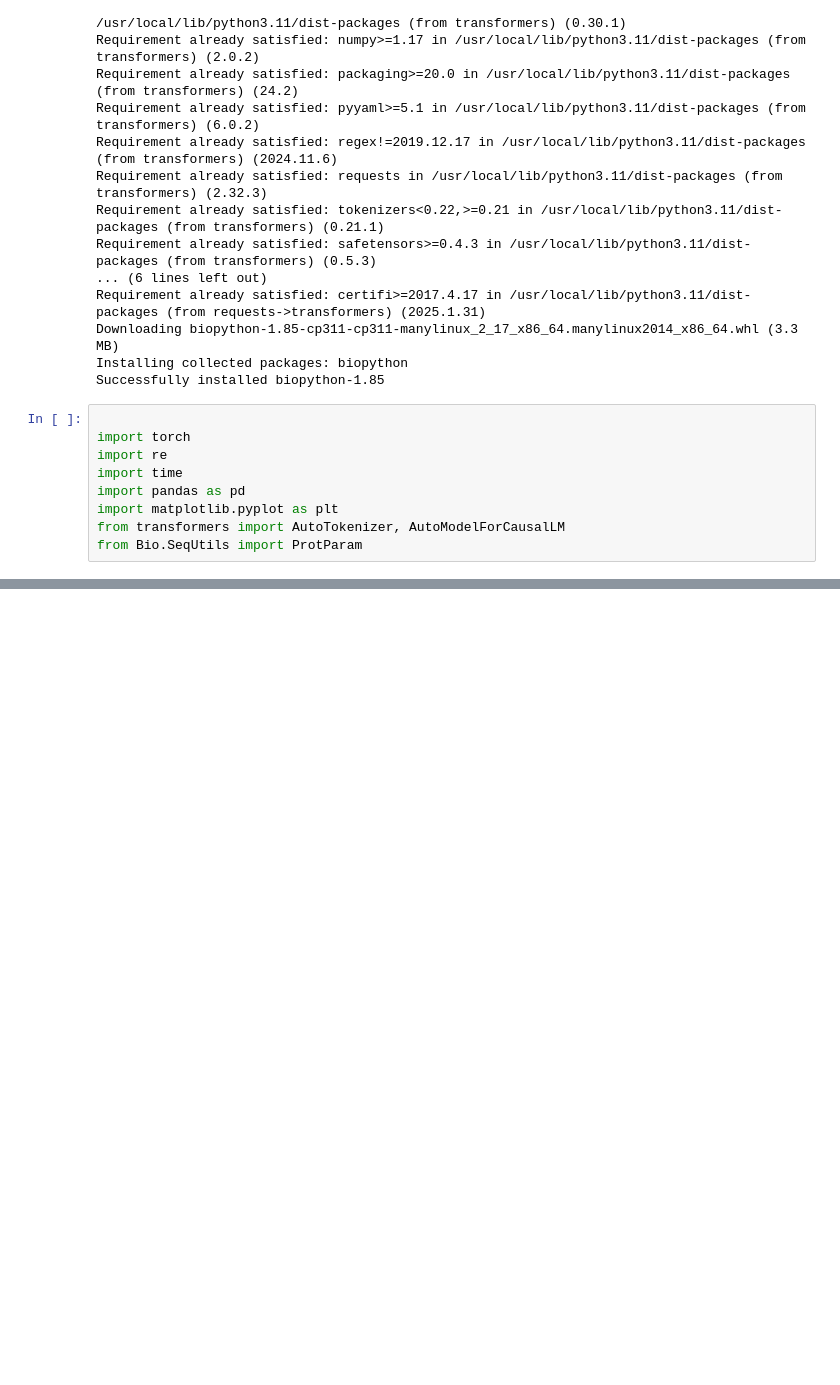
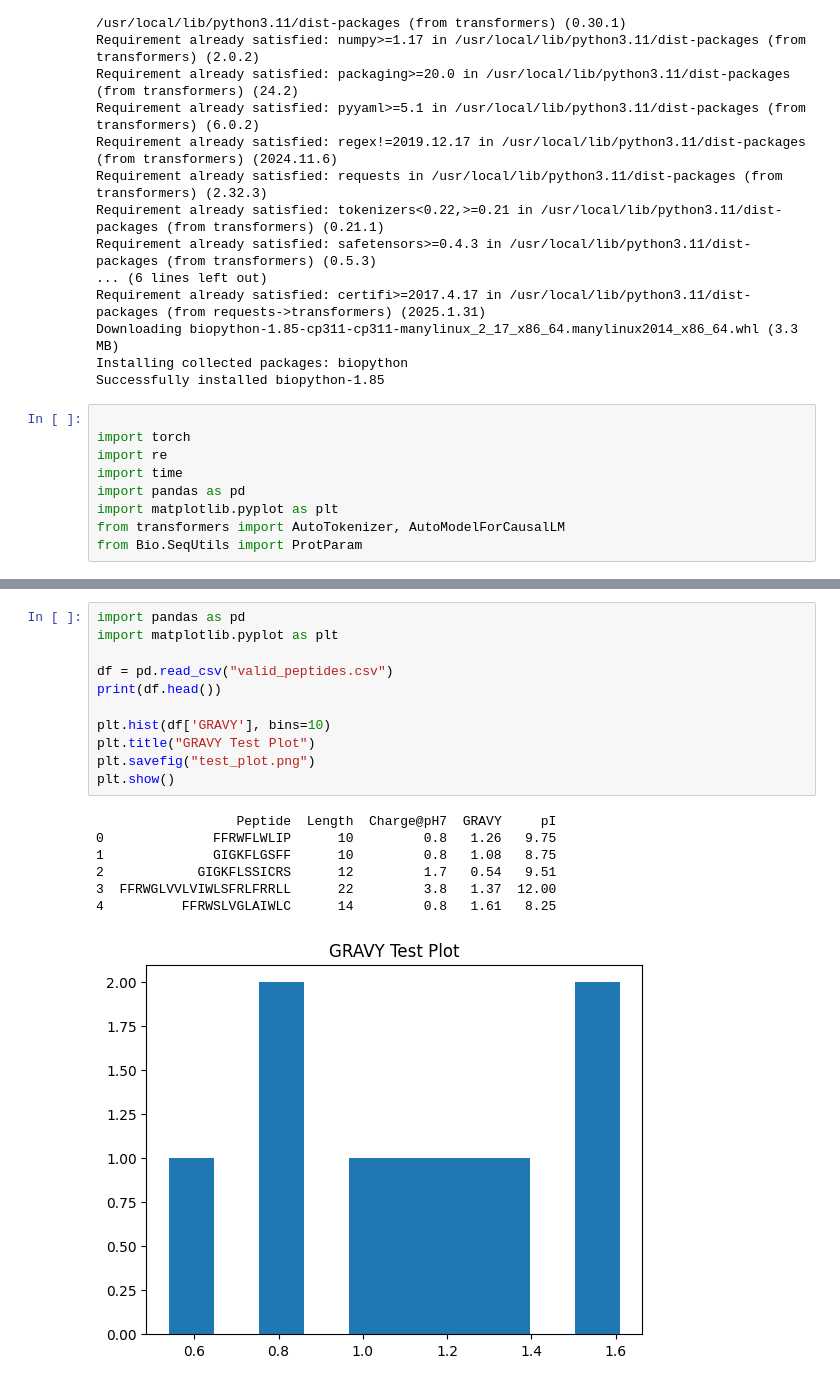
Before and after one commit to MahdieRah/Designing-AMPs-Using-Machine-Learning, a Jupyter notebook: AMP_Design_with_ProtGPT2.ipynb, the cells around one changed output, grey strips where cells are left out. Cells and saved outputs as stored; diff of their text form; blank space fills up the shorter version.

```diff
--- a/AMP_Design_with_ProtGPT2.ipynb
+++ b/AMP_Design_with_ProtGPT2.ipynb
@@ -303,2 +218,21 @@ Using device: cuda
+# %%
+import pandas as pd
+import matplotlib.pyplot as plt
+
+df = pd.read_csv("valid_peptides.csv")
+print(df.head())
+
+plt.hist(df['GRAVY'], bins=10)
+plt.title("GRAVY Test Plot")
+plt.savefig("test_plot.png")
+plt.show()
+# %% [output]
+                  Peptide  Length  Charge@pH7  GRAVY     pI
+0              FFRWFLWLIP      10         0.8   1.26   9.75
+1              GIGKFLGSFF      10         0.8   1.08   8.75
+2            GIGKFLSSICRS      12         1.7   0.54   9.51
+3  FFRWGLVVLVIWLSFRLFRRLL      22         3.8   1.37  12.00
+4          FFRWSLVGLAIWLC      14         0.8   1.61   8.25
+[figure, added]
 # %%
 from google.colab import files
```
Also changed, not shown: parts of 6 cells of this notebook.
